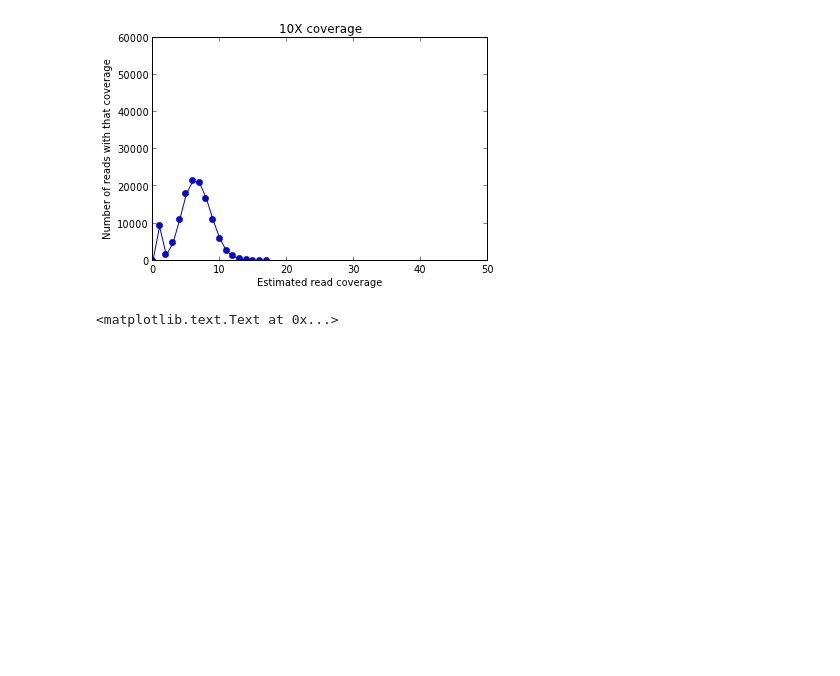
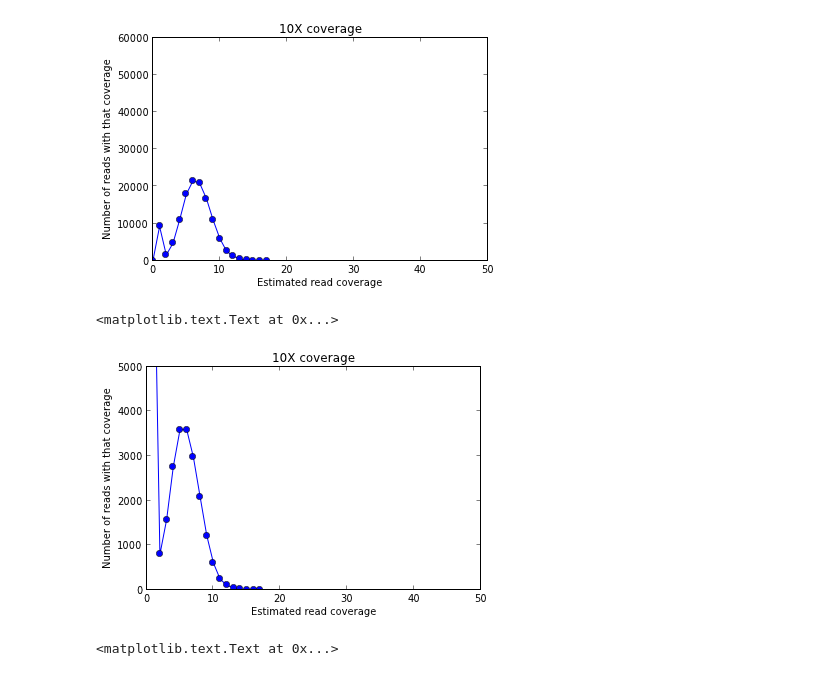
Before and after one commit to qingpeng/2013-diversity, a Jupyter notebook: notebook/evenness1017.ipynb, the cells around one changed output. Cells and saved outputs as stored; diff of their text form; code cells hidden in the pictures; blank space fills up the shorter version.

```diff
--- a/notebook/evenness1017.ipynb
+++ b/notebook/evenness1017.ipynb
@@ -43,6 +43,26 @@ axis([0,50,0,60000])
 # %% [output]
 [0, 50, 0, 60000]
 [figure]
+# %%
+def unique_reads(read_coverage):
+    unique_read = []
+#print read_coverage40[:,0]
+    for i in range(len(read_coverage[:,0])):
+ #   print i
+        n = read_coverage[i,1]/read_coverage[i,0]
+        unique_read.append(n)
+  #  print n
+    return unique_read
+#print unique_reads
+# %%
+plot(read_coverage10[:,0], unique_reads(read_coverage10),'bo-')
+xlabel('Estimated read coverage')
+ylabel('Number of reads with that coverage')
+axis([0,50,0,5000])
+title('10X coverage')
+# %% [output]
+<matplotlib.text.Text at 0x...>
+[figure, added]
 # %%
 plot(read_coverage40[:,0], read_coverage40[:,1],'bo-')
 xlabel('Estimated read coverage')
```
Also changed, not shown: parts of 5 cells of this notebook, 41 other files.
